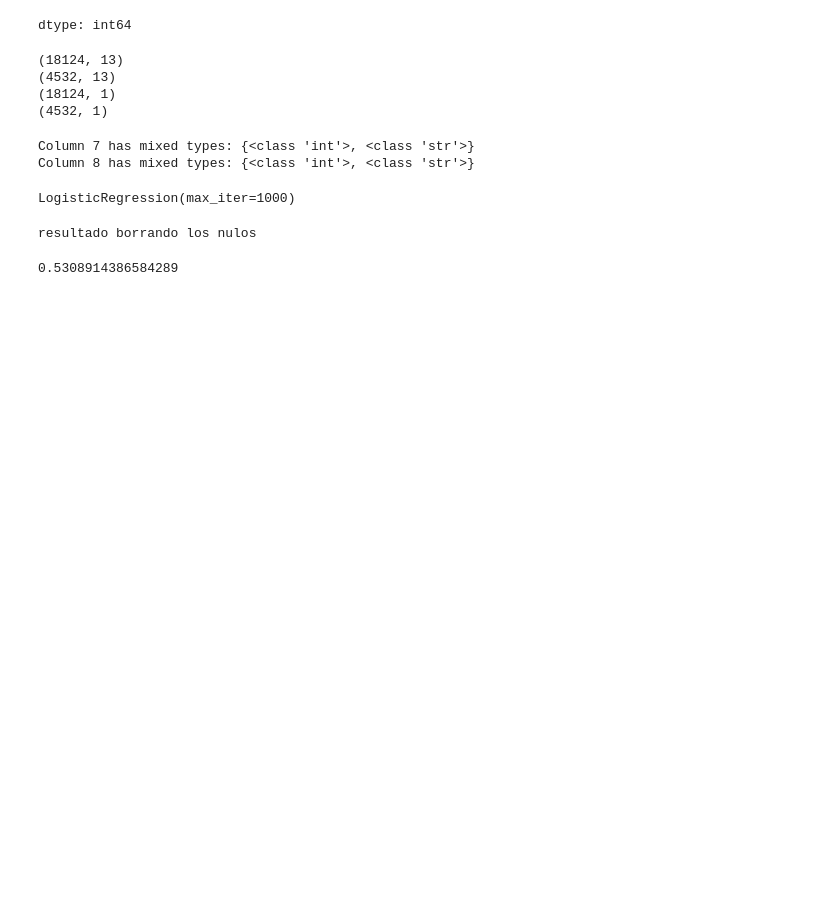
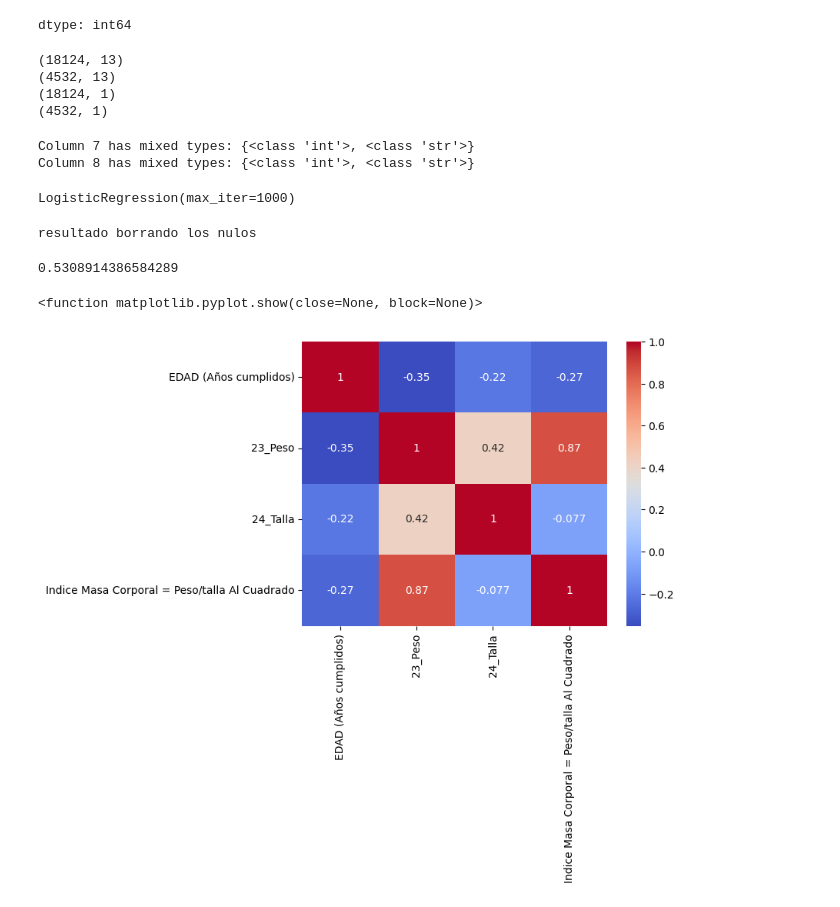
Before and after one commit to juanicesi1997/Pregunta-S.M.A.R.T, a Jupyter notebook: Preparacion_de_datos.ipynb, the cells around one changed output. Saved outputs shown, nothing was run; the diff lists cells and outputs as text; code cells hidden in the pictures; blank space fills up the shorter version.

```diff
--- a/Preparacion_de_datos.ipynb
+++ b/Preparacion_de_datos.ipynb
@@ -449,0 +456,9 @@ sns.heatmap(df_eliminados_nulos.
+# %%
+# Calculate correlation matrix, only including numerical features
+df_eliminados_nulos.corr(numeric_only=True)
+
+sns.heatmap(df_eliminados_nulos.corr(numeric_only=True), annot=True,cmap='coolwarm')
+plt.show
+# %% [output]
+<function matplotlib.pyplot.show(close=None, block=None)>
+[figure, added]
```
Also changed, not shown: parts of 3 cells of this notebook.
